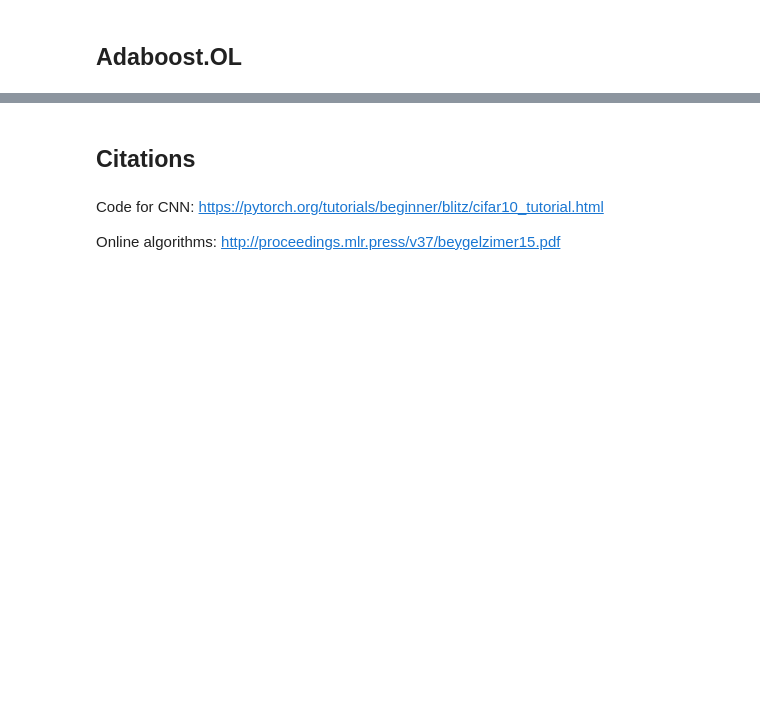
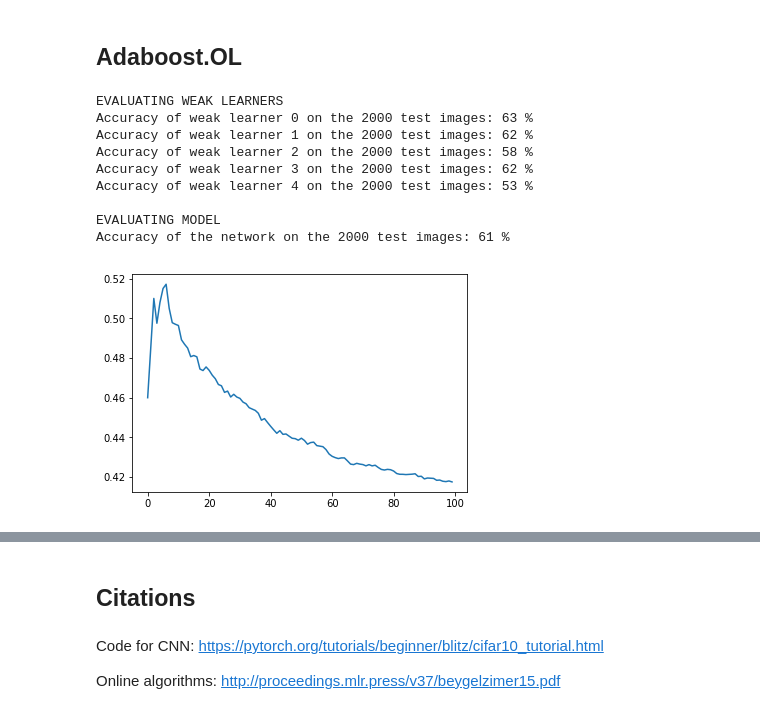
Before and after one commit to dqii/cos511_final_project, a Jupyter notebook: bkl.ipynb, the cells around one changed output, grey strips where cells are left out. Cells and saved outputs as stored; diff of their text form; code cells hidden in the pictures; blank space fills up the shorter version.

```diff
--- a/bkl.ipynb
+++ b/bkl.ipynb
@@ -199,6 +224,12 @@ def onlineBBM(weak_learners):
 # %%
 # algorithm 2: adaboostOL
 def adaboostOL(weak_learners):
+
+    # keep track of metrics every 100 iterations
+    n_mistakes = 0
+    n_mistakes_over_time = []
+
+    # parameters
     N = len(weak_learners)
     v = np.ones(N)
     alpha = np.zeros(N)
@@ -234,9 +265,14 @@ def adaboostOL(weak_learners):
                 update_WL(weak_learners, x, y, j-1)
 
             # update v
-            indic = -1 if (y_hat_final != y) else 1
+            indic = -1 if (y_hat_final != y) else 0
             v[j-1] = v[j-1] * np.exp(indic)
 
-    return alpha
+        # evaluate mistakes
+        n_mistakes += (y_hat_final != y).item()
+        if (t+1) % 100 == 0:
+            n_mistakes_over_time.append(n_mistakes)
+
+    return n_mistakes_over_time, alpha
 # %%
 import torch.optim as optim
@@ -354,5 +404,18 @@ Accuracy of the network on the 2000 test images: 66 %
 # %% [markdown]
 ## Adaboost.OL
+# %%
+evaluate_adaboostOL(N=5)
+# %% [output]
+EVALUATING WEAK LEARNERS
+Accuracy of weak learner 0 on the 2000 test images: 63 %
+Accuracy of weak learner 1 on the 2000 test images: 62 %
+Accuracy of weak learner 2 on the 2000 test images: 58 %
+Accuracy of weak learner 3 on the 2000 test images: 62 %
+Accuracy of weak learner 4 on the 2000 test images: 53 %
+
+EVALUATING MODEL
+Accuracy of the network on the 2000 test images: 61 %
+[figure, added]
 # %%
 evaluate_adaboostOL(N=10)
 # %% [output]
```
Also changed, not shown: parts of 10 cells of this notebook.
